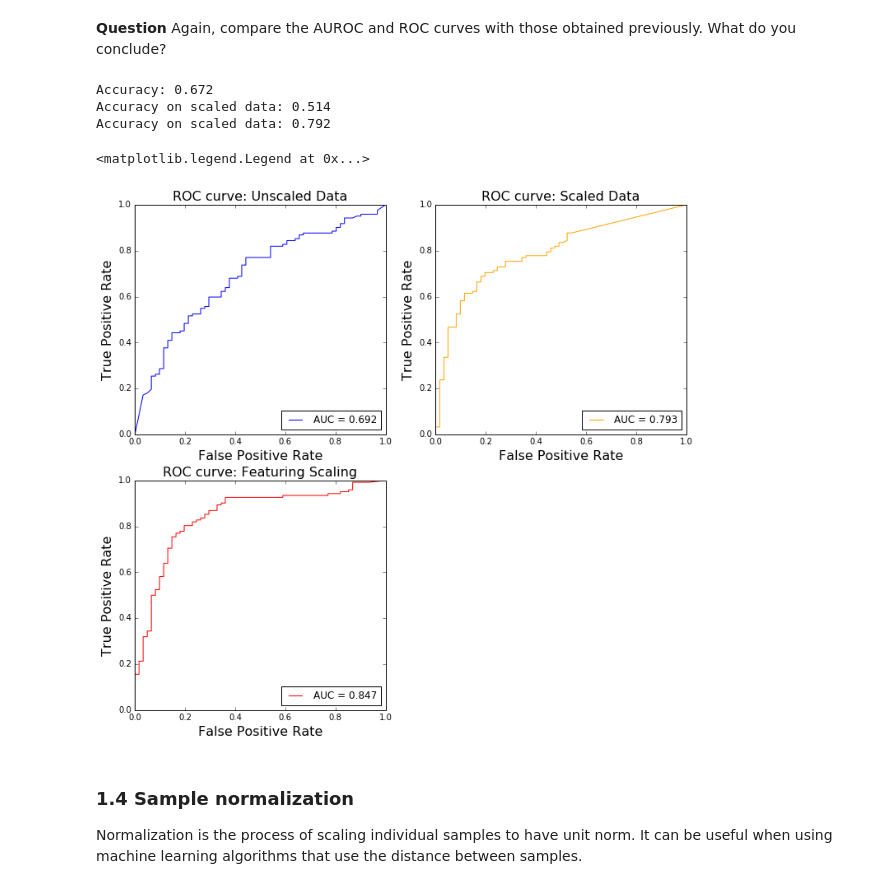
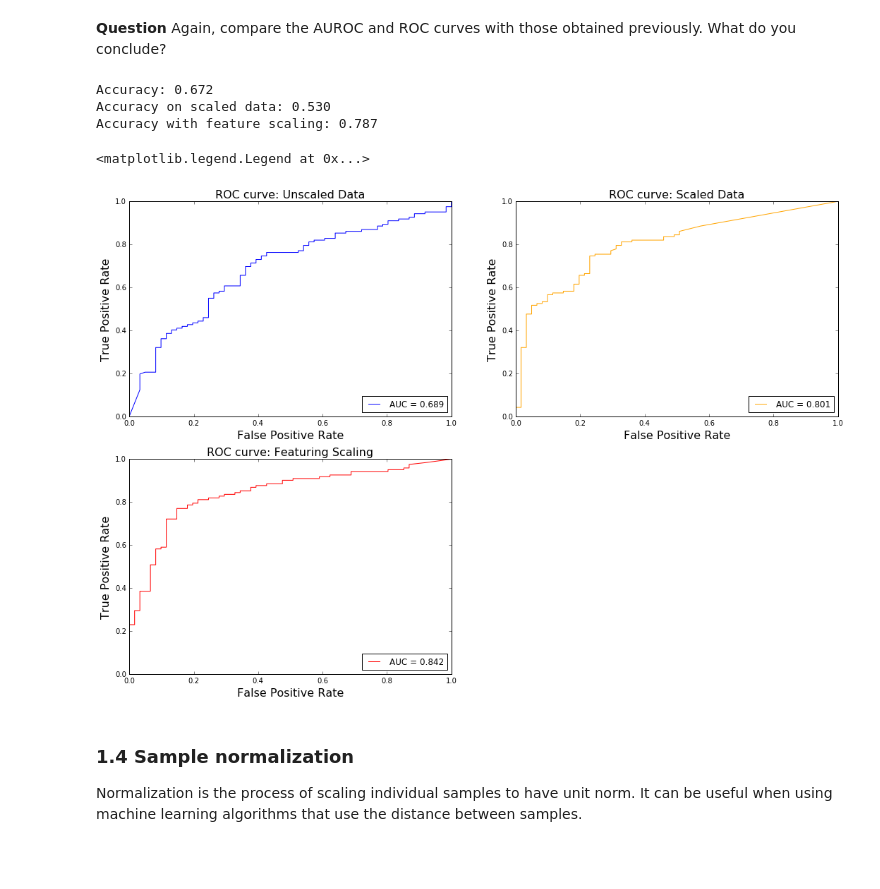
Before and after one commit to AdrienGlmz/ma2823_2016, a Jupyter notebook: lab_notebooks/Lab 3 2016-09-30 Logistic regression and project.ipynb, the cells around one changed output. Saved outputs shown, nothing was run; the diff lists cells and outputs as text; code cells hidden in the pictures; blank space fills up the shorter version.

```diff
--- a/lab_notebooks/Lab 3 2016-09-30 Logistic regression and project.ipynb
+++ b/lab_notebooks/Lab 3 2016-09-30 Logistic regression and project.ipynb
@@ -122,6 +88,5 @@ array([  9.99938359e-01,   6.16408134e-05])
 # %% [markdown]
 Now use this function to compute cross-validated predictions on the data.
 # %%
-from sklearn import linear_model
-clf = linear_model.LogisticRegression(C=1e6) # high C means no regularization (we'll talk about regularization next week!)
+clf = LogisticRegression(C=1e6) # high C means no regularization (we'll talk about regularization next week!)
 ypred_logreg = cross_validate(X, y, clf, folds)
@@ -316,26 +241,25 @@ def cross_validate_with_scaling(design_matrix, labels, classifier, cv_folds):
     """
     pred = np.zeros(labels.shape)
     for tr, te in cv_folds:
+        #Scaling
         scaler = preprocessing.StandardScaler()
-        #scaler = scaler.fit(design_matrix[tr])
+        Xtr_transformed = scaler.fit_transform(design_matrix[tr])
+        #Fitting
+        classifier = classifier.fit(Xtr_transformed,labels[tr])
+        #Scaling
+        Xte_transformed = scaler.transform(design_matrix[te])
 
-        Xtr_transformed = scaler.fit_transform(design_matrix[tr])
-        classifier = classifier.fit(Xtr_transformed,labels[tr])
-
-        Xte_transformed = scaler.transform(design_matrix[te])
         y_pred = classifier.predict_proba(Xte_transformed)
-        #for i in range(len(te)):
-        #    if labels[tr][0] == 0:
-        #        pred[te[i]] = y_pred[i][1]
-        #    if labels[tr][0] == 1:
-        #        pred[te[i]] = y_pred[i][0]
-        for j in range(len(te)):
-            pred[te[j]] = y_pred[j][1]
+        if labels[tr][0] == 1:
+            y_pred_1 = y_pred[:,0]
+        else:
+            y_pred_1 = y_pred[:,1]
+        pred[te] = y_pred_1
     return pred
 # %% [markdown]
 **Question** Now use the cross_validate_with_scaling method to cross-validate the logistic regression on our data.
 # %%
-clf = linear_model.LogisticRegression(C=1e6) # high C means no regularization (we'll talk about regularization next week!)
+clf = LogisticRegression(C=1e6) # high C means no regularization (we'll talk about regularization next week!)
 ypred_logreg_with_scaling = cross_validate_with_scaling(X, y, clf, folds)
 # %% [markdown]
 **Question** Again, compare the AUROC and ROC curves with those obtained previously. What do you conclude?
@@ -343,51 +267,51 @@ ypred_logreg_with_scaling = cross_validate_with_scaling(X, y, clf, folds)
 fpr_logreg_with_scaling, tpr_logreg_with_scaling, thresholds_with_scaling = metrics.roc_curve(y, ypred_logreg_with_scaling, pos_label=1)
 
 pred_with_scaling = []
-for elt in ypred_logreg_with_scaling:
-    if elt <= 0.5:
-        pred_with_scaling.append(0)
-    else:
-        pred_with_scaling.append(1)
+ypred_logreg_with_scaling = np.array(ypred_logreg_with_scaling)
+pred_with_scaling = [(x >= 0.5).astype(int) for x in ypred_logreg_with_scaling]
 
+#Compute accuracy scores
 print("Accuracy: %.3f" % metrics.accuracy_score(y, pred))
 print("Accuracy on scaled data: %.3f" % metrics.accuracy_score(y, pred_scaled))
-print("Accuracy on scaled data: %.3f" % metrics.accuracy_score(y, pred_with_scaling))
+print("Accuracy with feature scaling: %.3f" % metrics.accuracy_score(y, pred_with_scaling))
 
-
+#Compute auc
 auc_logreg = metrics.auc(fpr_logreg, tpr_logreg)
 auc_logreg_scaled = metrics.auc(fpr_logreg_scaled, tpr_logreg_scaled)
 auc_logreg_with_scaling = metrics.auc(fpr_logreg_with_scaling, tpr_logreg_with_scaling)
-fig = plt.figure(figsize=(12, 11)) # (width, height)
+
+#Plot
+fig = plt.figure(figsize=(18, 12)) # (width, height)
 
 fig.add_subplot(221) # 2 x 2 grid, 1st subplot
 plt.plot(fpr_logreg, tpr_logreg, '-', color='blue', label='AUC = %0.3f' % auc_logreg)
 plt.xlabel('False Positive Rate', fontsize=16)
 plt.ylabel('True Positive Rate', fontsize=16)
 plt.title('ROC curve: Unscaled Data', fontsize=16)
 plt.legend(loc="lower right")
 
 
 fig.add_subplot(222) # 2 x 2 grid, 1st subplot
 plt.plot(fpr_logreg_scaled, tpr_logreg_scaled, '-', color='orange', label='AUC = %0.3f' % auc_logreg_scaled)
 
 plt.xlabel('False Positive Rate', fontsize=16)
 plt.ylabel('True Positive Rate', fontsize=16)
 plt.title('ROC curve: Scaled Data', fontsize=16)
 plt.legend(loc="lower right")
 
 fig.add_subplot(223) # 2 x 2 grid, 1st subplot
 plt.plot(fpr_logreg_with_scaling, tpr_logreg_with_scaling, '-', color='red', label='AUC = %0.3f' % auc_logreg_with_scaling)
 
 plt.xlabel('False Positive Rate', fontsize=16)
 plt.ylabel('True Positive Rate', fontsize=16)
 plt.title('ROC curve: Featuring Scaling', fontsize=16)
 plt.legend(loc="lower right")
 # %% [output]
 Accuracy: 0.672
-Accuracy on scaled data: 0.514
-Accuracy on scaled data: 0.792
+Accuracy on scaled data: 0.530
+Accuracy with feature scaling: 0.787
 <matplotlib.legend.Legend at 0x...>
-[figure, old version]
+[figure, new version]
 # %% [markdown]
 ### 1.4 Sample normalization
 Normalization is the process of scaling individual samples to have unit norm. It can be useful when using machine learning algorithms that use the distance between samples.
```
Also changed, not shown: parts of 16 cells of this notebook.
